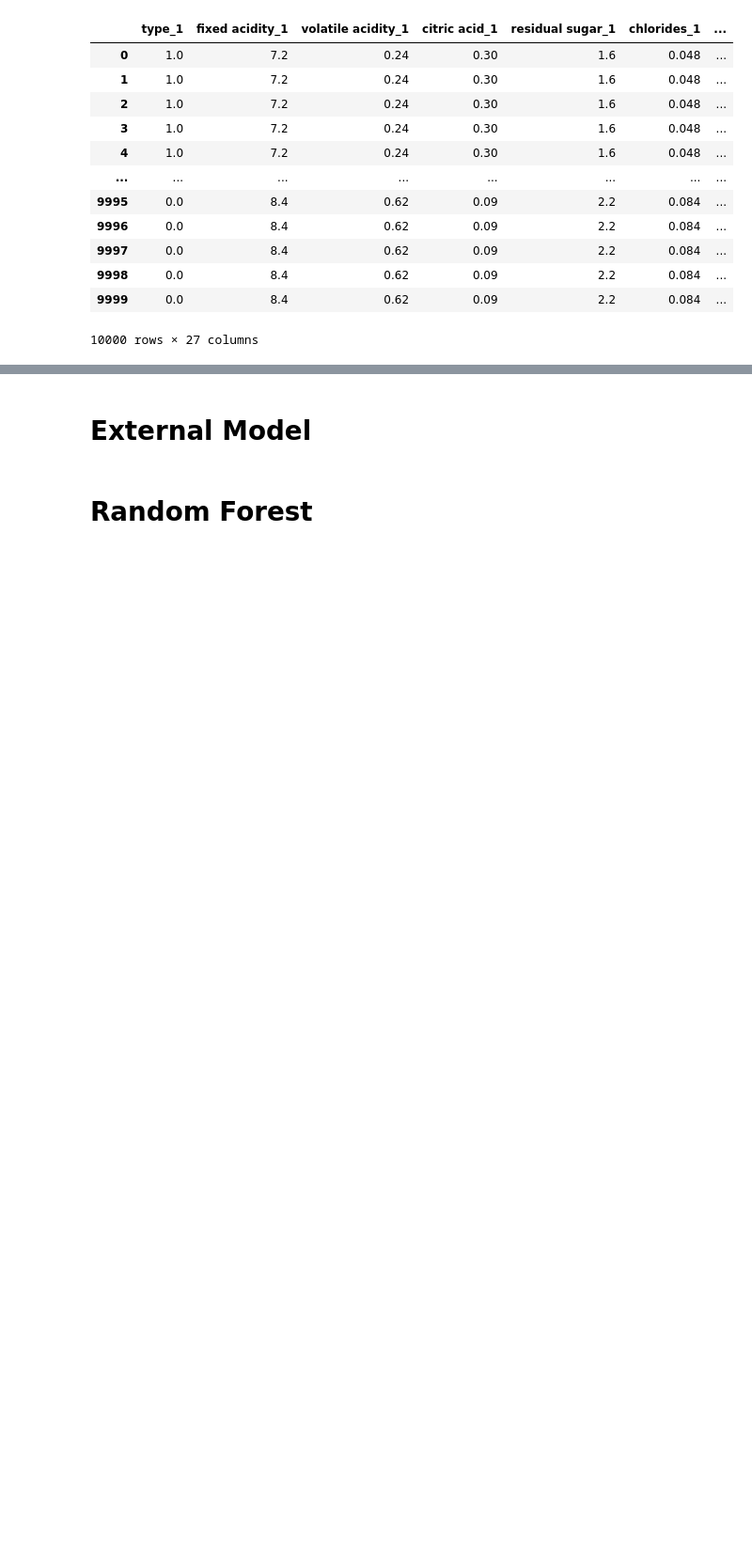
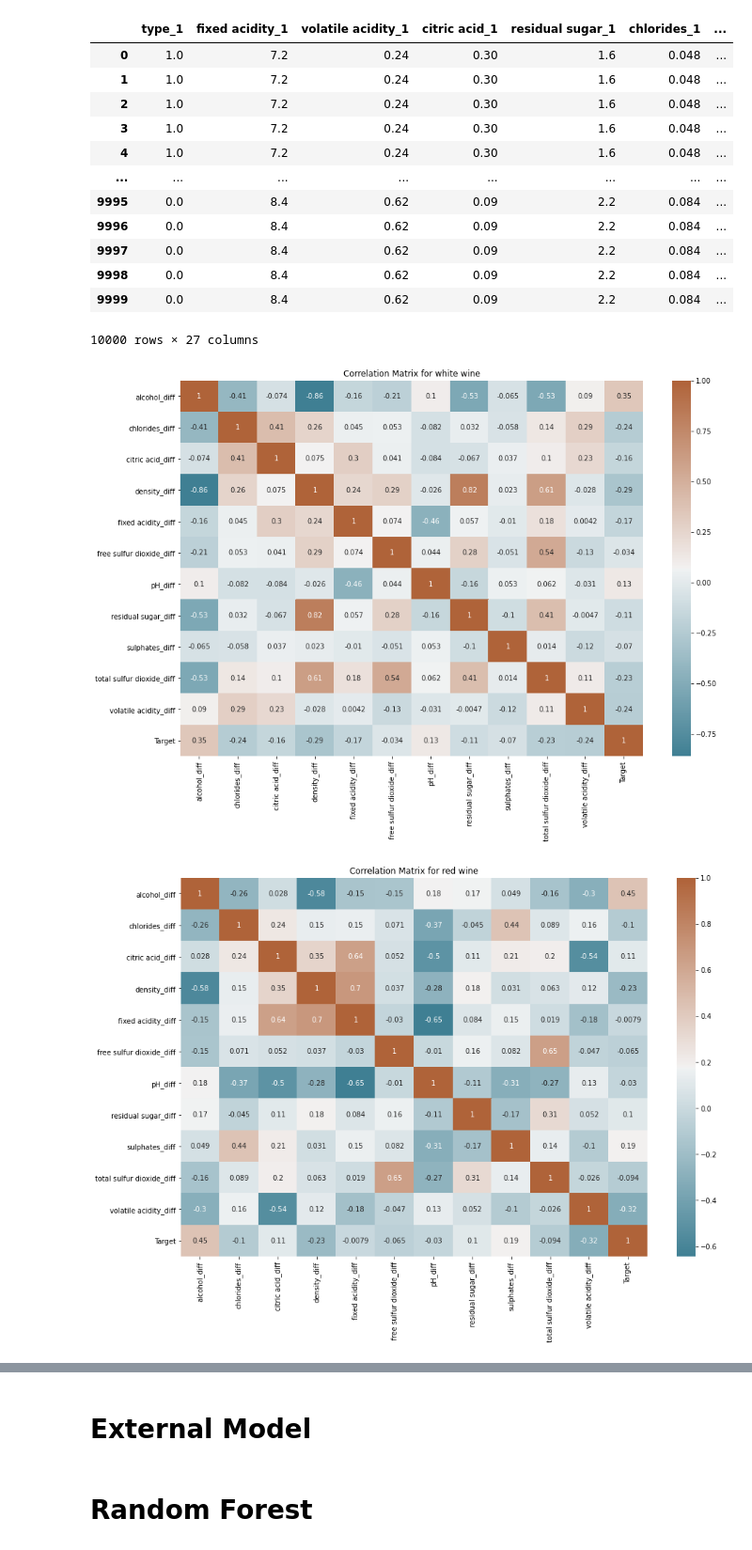
Before and after one commit to RayHYAN/INST0060_GroupWork, a Jupyter notebook: PROJECT CODE/External_models.ipynb, the cells around one changed output, grey strips where cells are left out. Shown at 94% size. Cells and saved outputs as stored; diff of their text form; code cells hidden in the pictures; blank space fills up the shorter version.

Commit message:
Data Exploration + Confusion Matrix function + classification report function

```diff
--- a/PROJECT CODE/External_models.ipynb
+++ b/PROJECT CODE/External_models.ipynb
@@ -82,0 +92,25 @@ R_train_inputs,R_train_targets,R_test_inputs,R_test_targets = dframe_train_test_
+# %%
+# Correlation bewteen matrix
+# Can discuss about inter-dependence
+# correlation here can be tested by feature importance scores in the later part
+import seaborn as sns
+
+corr_w = white_concat.corr()
+corr_r = red_concat.corr()
+
+# Heatmap for white wine
+plt.subplots(figsize=(15,10))
+ax_w = plt.axes()
+sns.heatmap(corr_w, xticklabels=corr_w.columns, yticklabels=corr_w.columns, annot=True, cmap=sns.diverging_palette(220, 30, as_cmap=True),ax = ax_w)
+ax_w.set_title('Correlation Matrix for white wine')
+
+# Heatmap for red wine
+plt.subplots(figsize=(15,10))
+ax_r = plt.axes()
+sns.heatmap(corr_r, xticklabels=corr_r.columns, yticklabels=corr_r.columns, annot=True, cmap=sns.diverging_palette(220, 30, as_cmap=True),ax = ax_r)
+ax_r.set_title('Correlation Matrix for red wine')
+
+plt.show()
+# %% [output]
+[figure, added]
+[figure, added]
```
Also changed, not shown: parts of 25 cells of this notebook, 1 other file.
